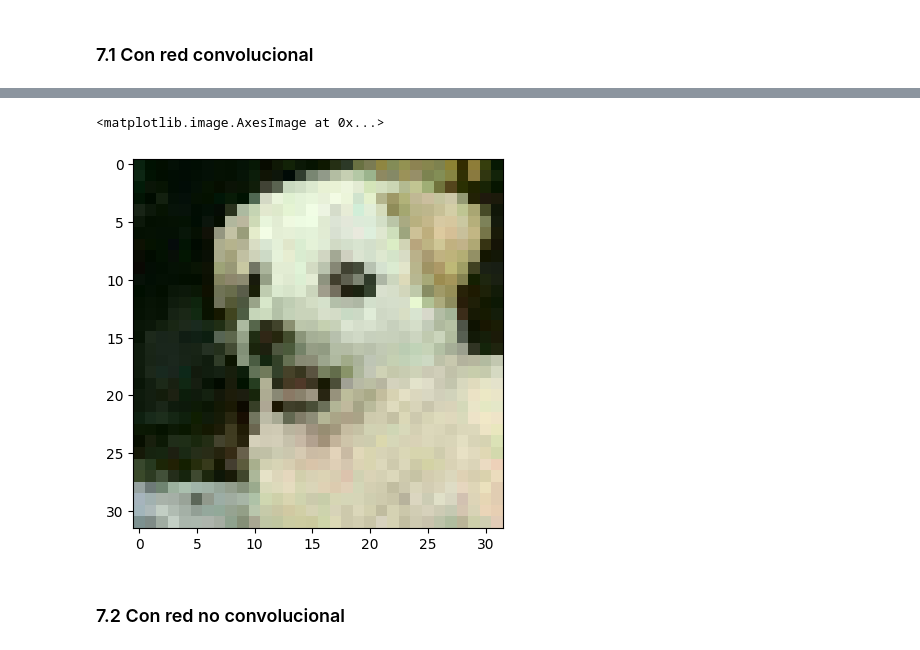
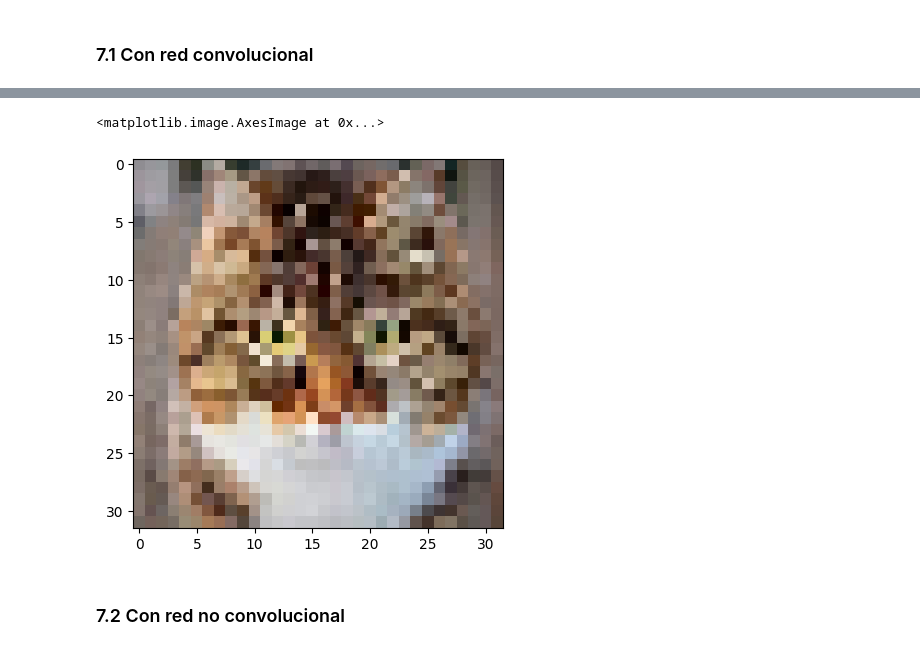
Before and after one commit to BlazeKl/Lab1-IA, a Jupyter notebook: Lab1.ipynb, the cells around one changed output, grey strips where cells are left out. Drawn from its saved outputs; the diff is of its cells as text; code cells hidden in the pictures.

```diff
--- a/Lab1.ipynb
+++ b/Lab1.ipynb
@@ -231,7 +260,7 @@ model_ncnn = tf.keras.models.load_model('models/modelo_ncnn.h5')
 ### 7.1 Con red convolucional
 # %%
 # cargando una imagen
-img_path = 'imgs/perro.jpg'
+img_path = 'imgs/gato2.jpg'
 img = load_img(img_path, target_size=(32, 32))
 x = img_to_array(img)
 x = np.expand_dims(x, axis=0)
@@ -256,5 +285,5 @@ Prediccion:  dog
 <matplotlib.image.AxesImage at 0x...>
-[figure, old version]
+[figure, new version]
 # %% [markdown]
 ### 7.2 Con red no convolucional
 # %%
```
Also changed, not shown: parts of 7 cells of this notebook, 10 other files.
